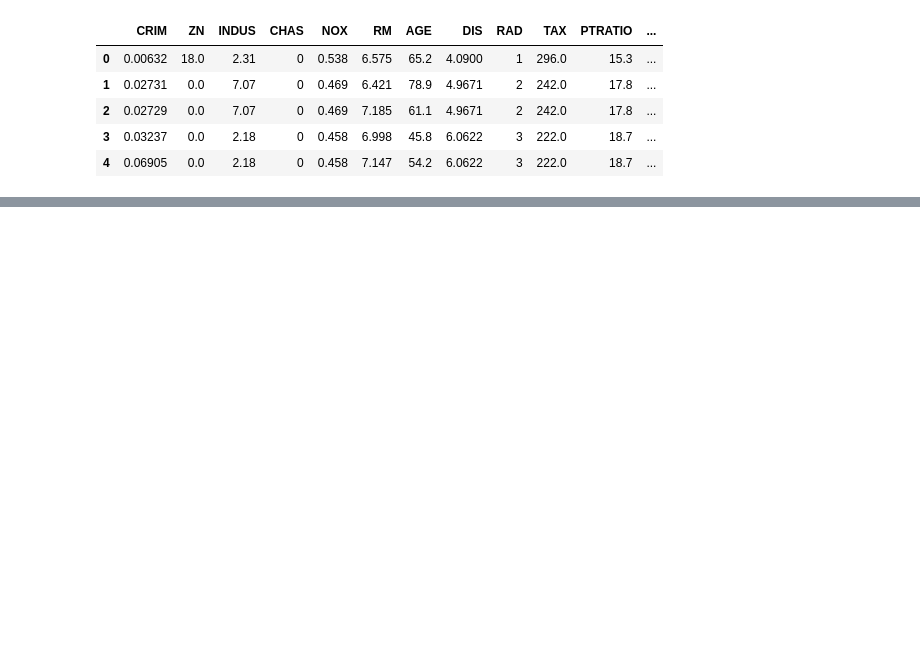
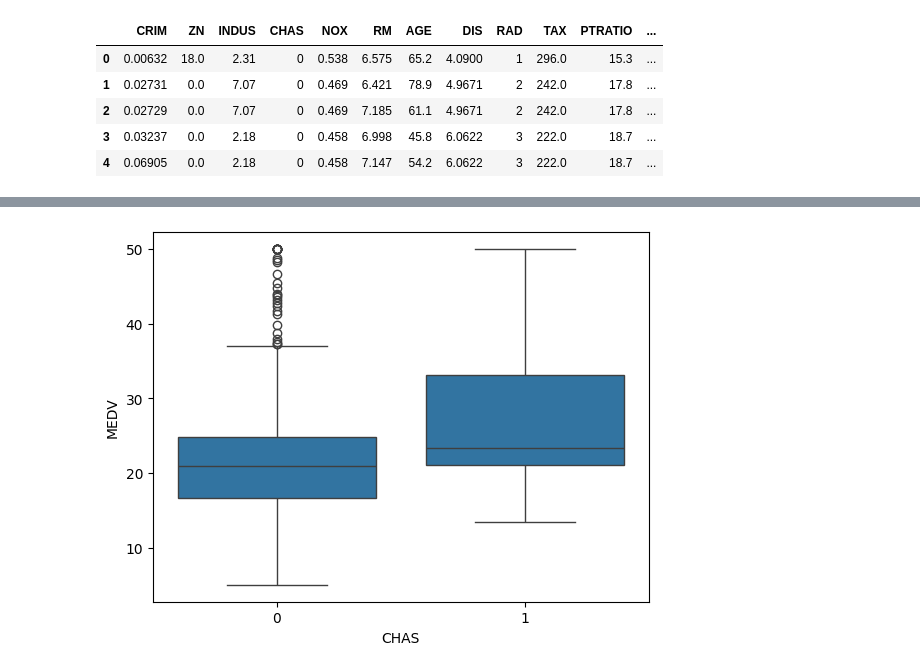
Before and after one commit to saket-nugget/BostonHousingPrices_LinReg, a Jupyter notebook: BostonHousingPrices_LinReg.ipynb, the cells around one changed output, grey strips where cells are left out. Cells and saved outputs as stored; diff of their text form; code cells hidden in the pictures; blank space fills up the shorter version.

```diff
--- a/BostonHousingPrices_LinReg.ipynb
+++ b/BostonHousingPrices_LinReg.ipynb
@@ -20,0 +40,5 @@ df.head()
+# %%
+sns.boxplot(x='CHAS',y='MEDV',data=df)
+plt.show()
+# %% [output]
+[figure, added]
```
Also changed, not shown: parts of 21 cells of this notebook.
